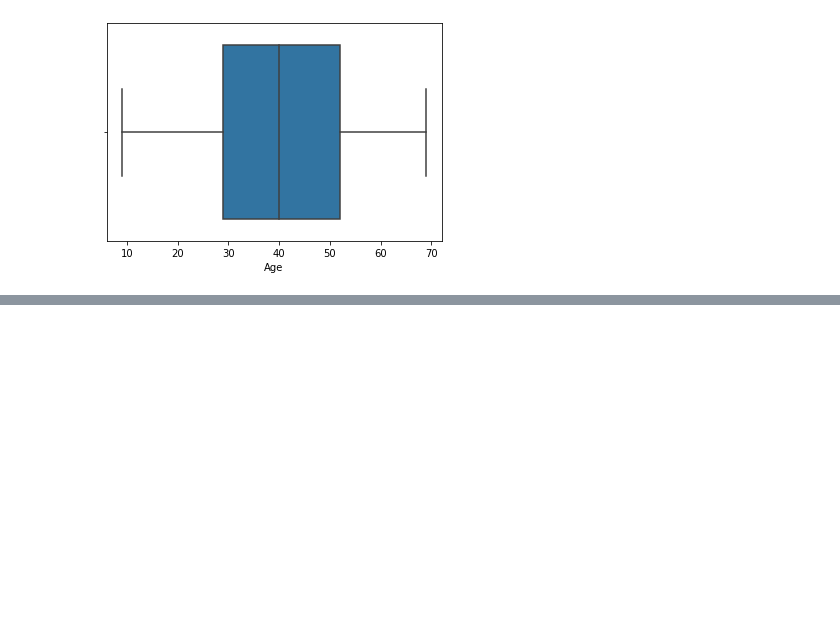
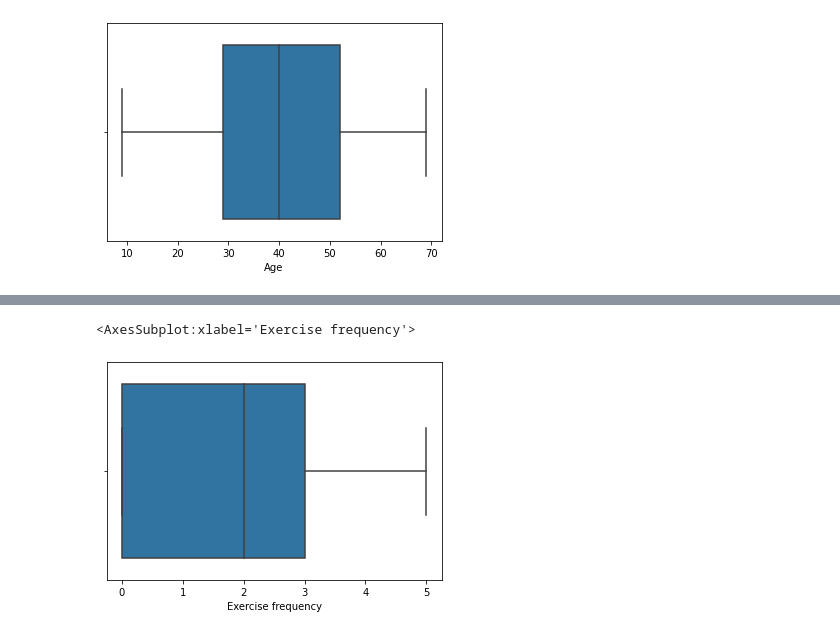
Before and after one commit to malavikasreekumar/Data-Cleaning, a Jupyter notebook: Sleep.ipynb, the cells around one changed output, grey strips where cells are left out. Cells and saved outputs as stored; diff of their text form; code cells hidden in the pictures; blank space fills up the shorter version.

```diff
--- a/Sleep.ipynb
+++ b/Sleep.ipynb
@@ -102,0 +121,5 @@ sns.boxplot('Caffeine consumption',data=df)
+# %%
+sns.boxplot('Exercise frequency',data=df)
+# %% [output]
+<AxesSubplot:xlabel='Exercise frequency'>
+[figure, added]
```
Also changed, not shown: parts of 6 cells of this notebook.
